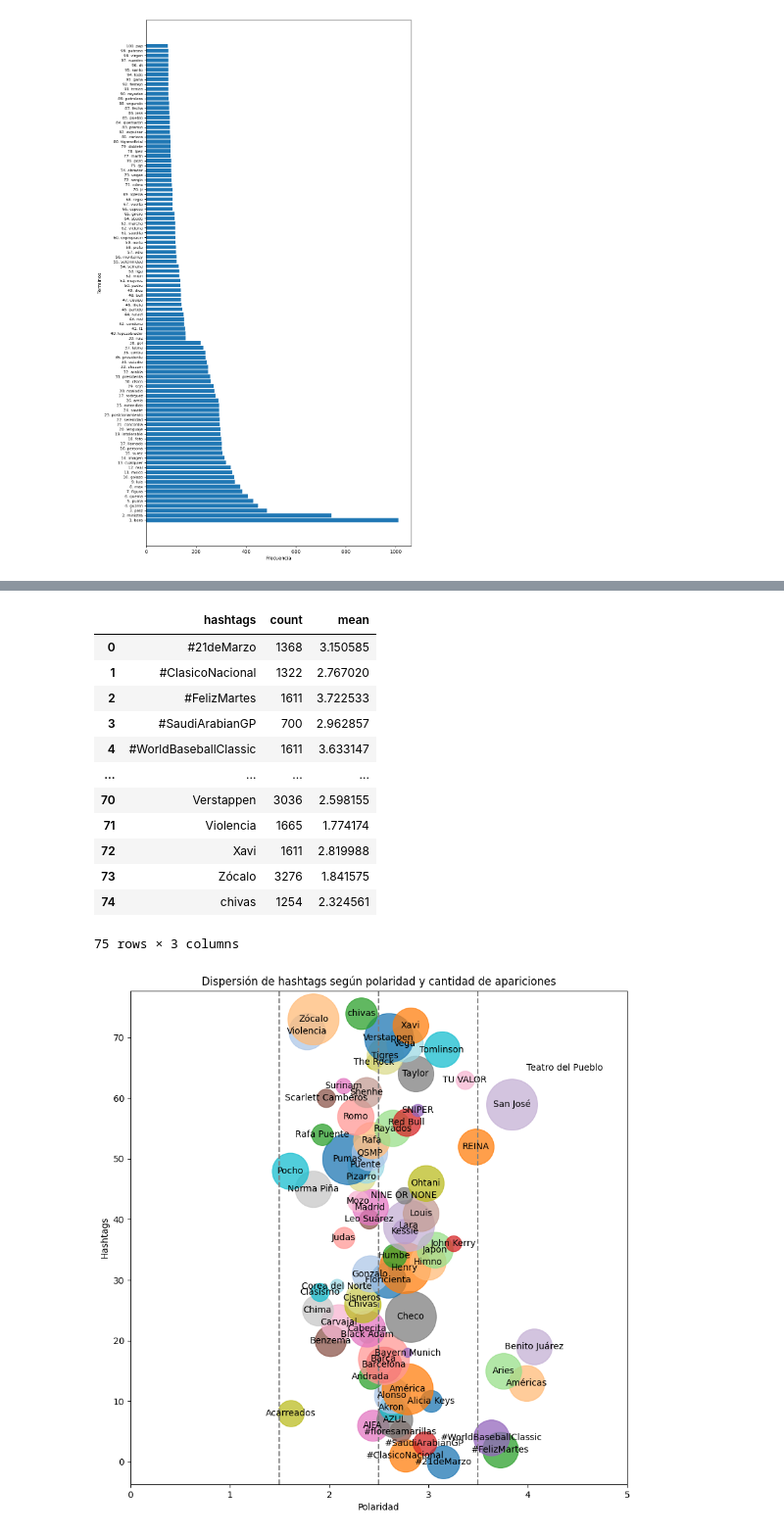
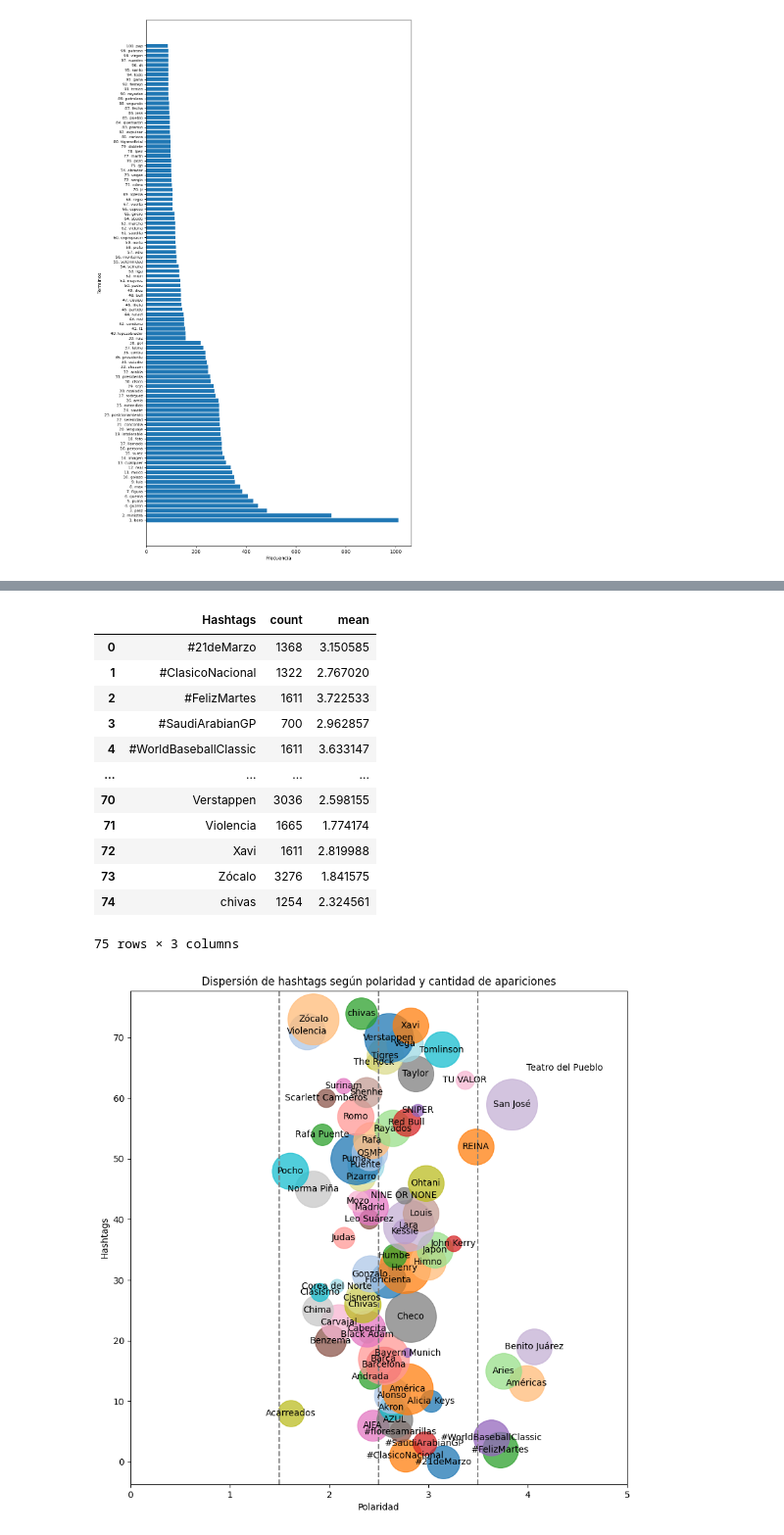
Before and after one commit to lucaslpass/tweet_sentimientos, a Jupyter notebook: analisiSentimientos.ipynb, the cells around one changed output, grey strips where cells are left out. Shown: that part at 98% size. Cells and saved outputs as stored; diff of their text form; code cells hidden in the pictures.

```diff
--- a/analisiSentimientos.ipynb
+++ b/analisiSentimientos.ipynb
@@ -360,5 +371,6 @@ for hashtag in hashtags:
 # %%
 scores=bd.get_tweets_h_s_d()
-df=pd.DataFrame(scores,columns=["hashtags","Score"])
-df
+df=pd.DataFrame(scores,columns=["Hashtags","Score","Date"])
+df_1=df
+df_1
 # %% [output]
@@ -451,8 +467,8 @@ plt.show()
 # %%
-hashtags = df.groupby('hashtags')['Score'].agg(['count', 'mean']).reset_index()
+hashtags = df.groupby('Hashtags')['Score'].agg(['count', 'mean']).reset_index()
 hashtags
 # %% [output]
-|  | hashtags | count | mean |
+|  | Hashtags | count | mean |
 | 0 | #21deMarzo | 1368 | 3.150585 |
 | 1 | #ClasicoNacional | 1322 | 2.767020 |
 | 2 | #FelizMartes | 1611 | 3.722533 |
@@ -466,31 +482,40 @@ hashtags
 | 74 | chivas | 1254 | 2.324561 |
 75 rows × 3 columns
 # %%
+
+
+with open('/home/lucsa/Documentos/Nao_py_data_analyst/captura/colors.json') as f:
+    data = json.load(f)
+
+# Acceder a la lista de colores
+colors = data['colores']
+
+
 # Calcular la cantidad de veces que aparece cada hashtag y la polaridad promedio de cada hashtag
-hashtags = df.groupby('hashtags')['Score'].agg(['count', 'mean']).reset_index()
-hashtags.columns = ['hashtags', 'count', 'polaridad']
+hashtags = df.groupby('Hashtags')['Score'].agg(['count', 'mean']).reset_index()
+hashtags.columns = ['Hashtags', 'count', 'polaridad']
 
 # Escala para el tamaño de los puntos
 scale = 1
 
 # Crear el gráfico de dispersión
 fig, ax = plt.subplots(figsize=(10, 10))
 for i, row in hashtags.iterrows():
     ax.scatter(row['polaridad'], i, s=row['count']*scale, alpha=0.75, color=colors[i])
-    ax.annotate(row['hashtags'], xy=(row['polaridad'], i), ha='center', va='center')
+    ax.annotate(row['Hashtags'], xy=(row['polaridad'], i), ha='center', va='center')
 
 # Configurar los ejes y el título
 ax.set_xlim([0, 5])
 ax.set_xlabel('Polaridad')
 ax.set_ylabel('Hashtags')
 ax.set_title('Dispersión de hashtags según polaridad y cantidad de apariciones')
 # Agregar línea punteada para dividir el gráfico en dos cuadrantes
 ax.axvline(x=2.5, linestyle='--', color='gray')
 ax.axvline(x=3.5, linestyle='--', color='gray')
 ax.axvline(x=1.5, linestyle='--', color='gray')
 
 
 # Mostrar el gráfico
 plt.show()
 # %% [output]
-[figure, old version]
+[figure, new version]
```
Also changed, not shown: parts of 14 cells of this notebook.
